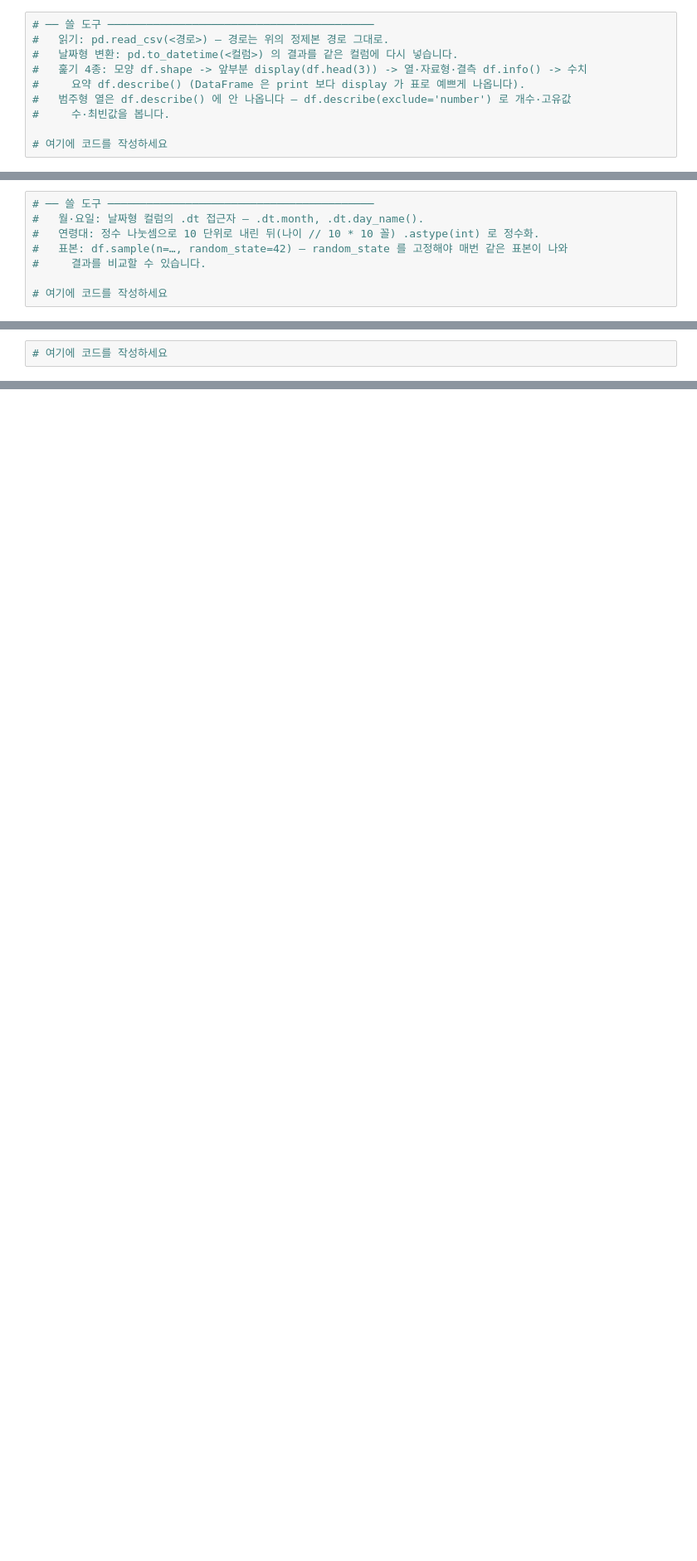
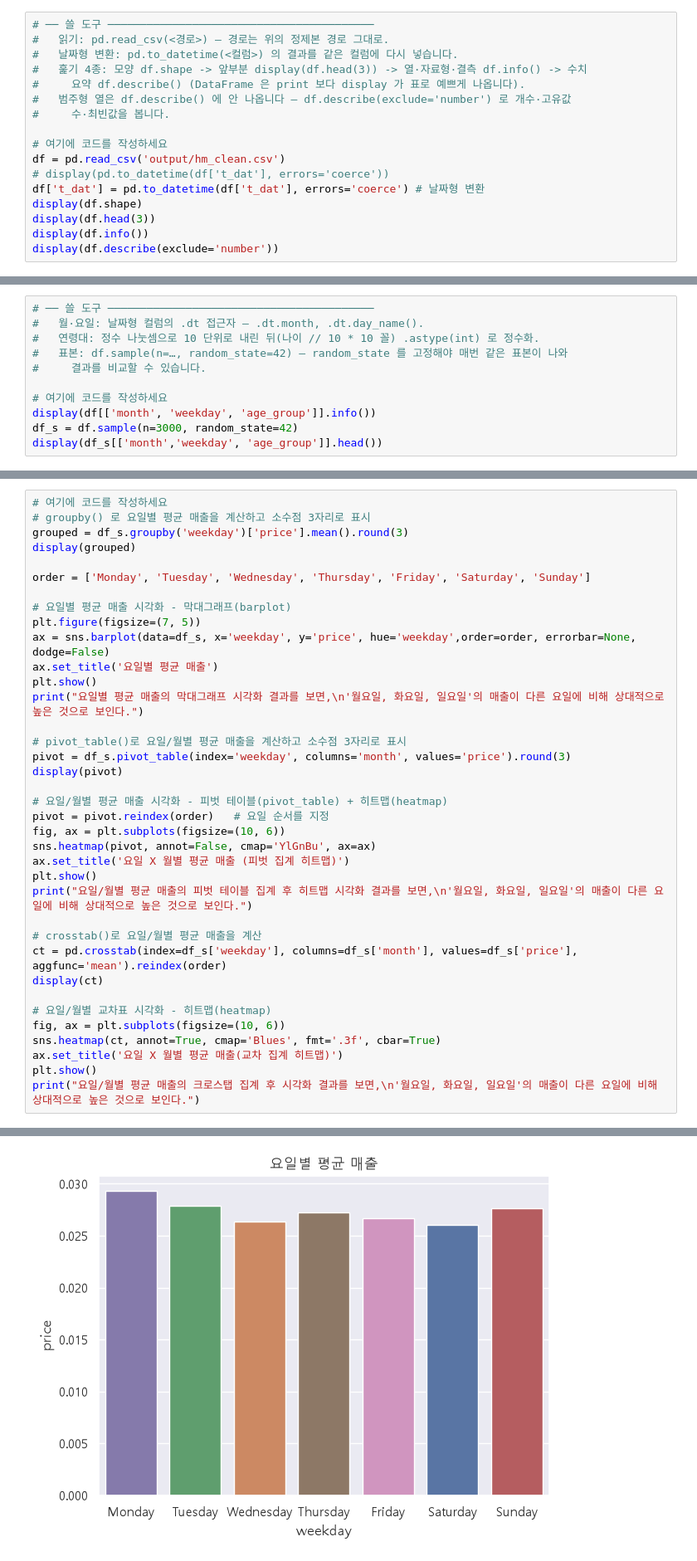
Before and after one commit to seventy4-git/hm-analysis, a Jupyter notebook: 02_데이터_EDA.ipynb, the cells around one changed output, grey strips where cells are left out. Shown at 83% size. Drawn from its saved outputs; the diff is of its cells as text; blank space fills up the shorter version.

```diff
--- a/02_데이터_EDA.ipynb
+++ b/02_데이터_EDA.ipynb
@@ -64,3 +88,10 @@
 #     수·최빈값을 봅니다.
 
 # 여기에 코드를 작성하세요
+df = pd.read_csv('output/hm_clean.csv')
+# display(pd.to_datetime(df['t_dat'], errors='coerce'))
+df['t_dat'] = pd.to_datetime(df['t_dat'], errors='coerce') # 날짜형 변환
+display(df.shape)
+display(df.head(3))
+display(df.info())
+display(df.describe(exclude='number'))
@@ -84,3 +150,6 @@
 #     결과를 비교할 수 있습니다.
 
 # 여기에 코드를 작성하세요
+display(df[['month', 'weekday', 'age_group']].info())
+df_s = df.sample(n=3000, random_state=42)
+display(df_s[['month','weekday', 'age_group']].head())
@@ -126,2 +279,38 @@
 # %%
 # 여기에 코드를 작성하세요
+# groupby() 로 요일별 평균 매출을 계산하고 소수점 3자리로 표시
+grouped = df_s.groupby('weekday')['price'].mean().round(3)
+display(grouped)
+
+order = ['Monday', 'Tuesday', 'Wednesday', 'Thursday', 'Friday', 'Saturday', 'Sunday']
+
+# 요일별 평균 매출 시각화 - 막대그래프(barplot)
+plt.figure(figsize=(7, 5))
+ax = sns.barplot(data=df_s, x='weekday', y='price', hue='weekday',order=order, errorbar=None, dodge=False)
+ax.set_title('요일별 평균 매출')
+plt.show()
+print("요일별 평균 매출의 막대그래프 시각화 결과를 보면,\n'월요일, 화요일, 일요일'의 매출이 다른 요일에 비해 상대적으로 높은 것으로 보인다.")
+
+# pivot_table()로 요일/월별 평균 매출을 계산하고 소수점 3자리로 표시
+pivot = df_s.pivot_table(index='weekday', columns='month', values='price').round(3)
+display(pivot)
+
+# 요일/월별 평균 매출 시각화 - 피벗 테이블(pivot_table) + 히트맵(heatmap)
+pivot = pivot.reindex(order)   # 요일 순서를 지정
+fig, ax = plt.subplots(figsize=(10, 6))
+sns.heatmap(pivot, annot=False, cmap='YlGnBu', ax=ax)
+ax.set_title('요일 X 월별 평균 매출 (피벗 집계 히트맵)')
+plt.show()
+print("요일/월별 평균 매출의 피벗 테이블 집계 후 히트맵 시각화 결과를 보면,\n'월요일, 화요일, 일요일'의 매출이 다른 요일에 비해 상대적으로 높은 것으로 보인다.")
+
+# crosstab()로 요일/월별 평균 매출을 계산
+ct = pd.crosstab(index=df_s['weekday'], columns=df_s['month'], values=df_s['price'], aggfunc='mean').reindex(order)
+display(ct)
+
+# 요일/월별 교차표 시각화 - 히트맵(heatmap)
+fig, ax = plt.subplots(figsize=(10, 6))
+sns.heatmap(ct, annot=True, cmap='Blues', fmt='.3f', cbar=True)
+ax.set_title('요일 X 월별 평균 매출(교차 집계 히트맵)')
+plt.show()
+print("요일/월별 평균 매출의 크로스탭 집계 후 시각화 결과를 보면,\n'월요일, 화요일, 일요일'의 매출이 다른 요일에 비해 상대적으로 높은 것으로 보인다.")
+# %% [output]
@@ -127,0 +326 @@
+[figure, added]
```
Also changed, not shown: parts of 7 cells of this notebook, 1 other file.
